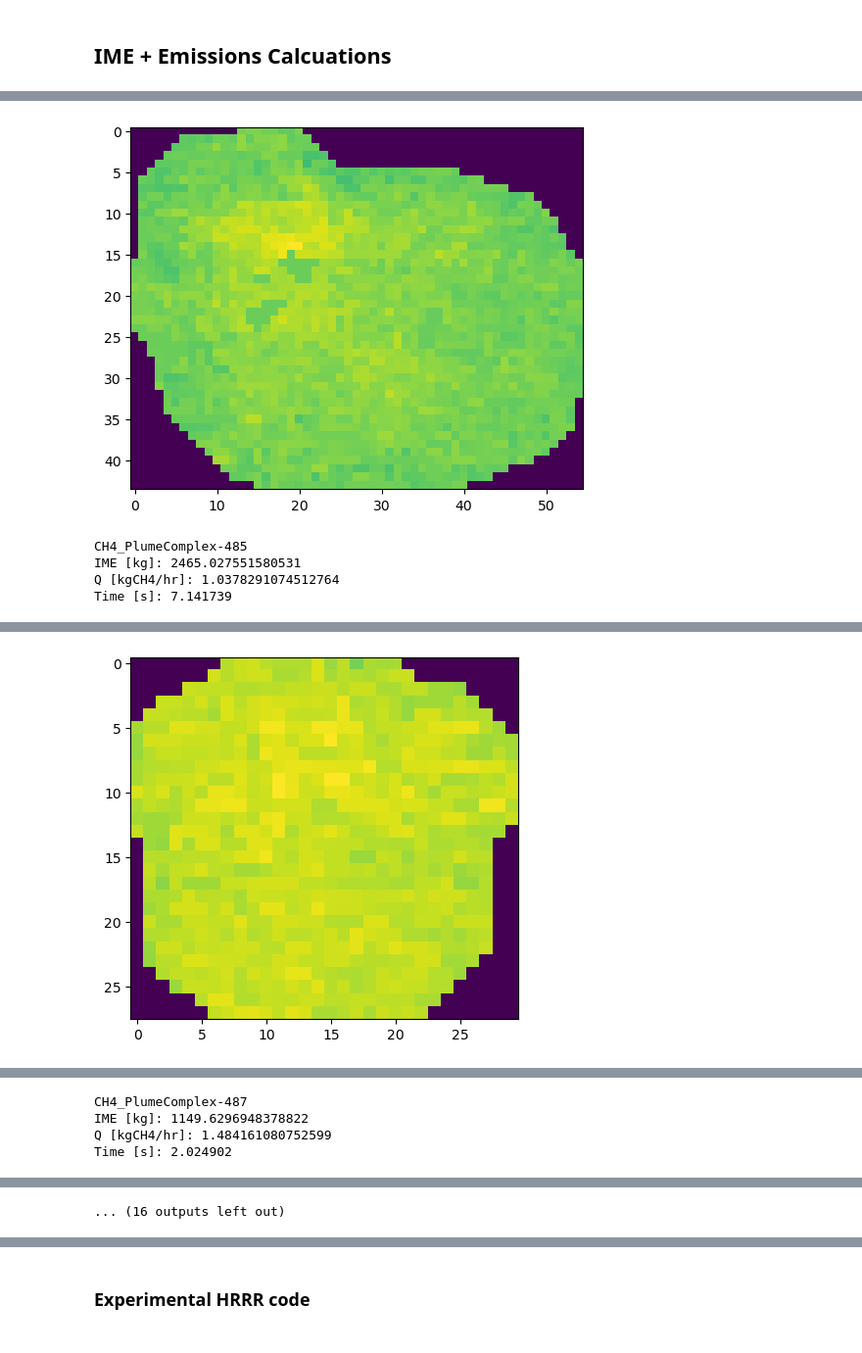
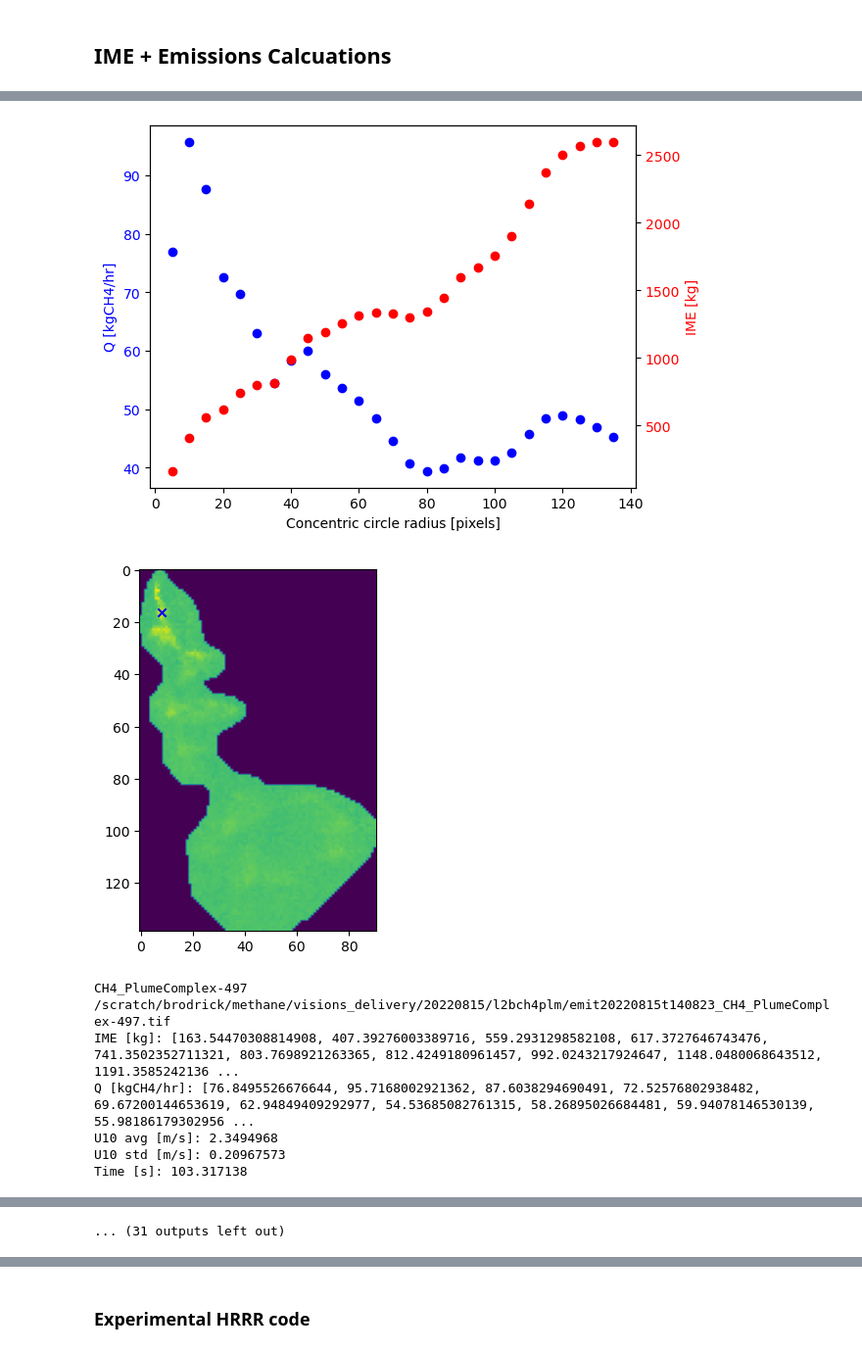
Before and after one commit to willowcoleman/emit-ghg, a Jupyter notebook: single_plume_IME_Q.ipynb, the cells around one changed output, grey strips where cells are left out. Shown at 98% size. Cells and saved outputs as stored; diff of their text form; code cells hidden in the pictures.

Commit message:
initial concentric circles implementation

```diff
--- a/single_plume_IME_Q.ipynb
+++ b/single_plume_IME_Q.ipynb
@@ -42,9 +49,10 @@ def access_era5(time, day, year, month, plume_lat, plume_lon, save_path):
 
     ds = xr.open_dataset(fname)
     df = ds.to_dataframe()
-    u10_avg = np.nanmean(df['u10'])
+    u10_avg = np.abs(np.nanmean(df['u10'])) # Positive values = eastward
+    u10_std = np.abs(np.nanstd(df['u10']))
 
-    return u10_avg
+    return u10_avg, u10_std
 
 def hour_round(time):
     """
@@ -133,7 +315,7 @@ scene_fid_list = list(poly_df['properties.Scene FIDs'])
 save_path = '/scratch/colemanr/emit-ghg/grib'
 # %%
 # Emissions calculation for all plumes on cluster
-for i in range(len(plume_id_list))[0:10]:
+for i in range(len(plume_id_list))[10:20]:
 
     start = datetime.now()
 
@@ -161,11 +343,14 @@ for i in range(len(plume_id_list))[0:10]:
                 plume_arr = ds.read().squeeze()
 
             # IME and Q calculations, get ERA5 u10 data from CDSAPI
-            u10_avg = access_era5(time, day, year, month, plume_lat, plume_lon, save_path)
-            ime, q = calc_q(plume_arr, full_path, u10_avg)
+            u10_avg, u10_std = access_era5(time, day, year, month, plume_lat, plume_lon, save_path)
+            ime, q = calc_q(plume_arr, full_path, u10_avg, length_flag = 'skeleton', concentric_circles = True, plot = True)
             print(plume_id)
+            print(full_path)
             print('IME [kg]:', ime)
             print('Q [kgCH4/hr]:', q)
+            print('U10 avg [m/s]:', u10_avg)
+            print('U10 std [m/s]:', u10_std)
 
     else: # Ignore any plumes that cover multiple scenes
         print('Skipping', plume_id)
@@ -182,5 +369,9 @@ Ignoring index file '/scratch/colemanr/emit-ghg/grib/20220810_07:00.grib.923a8.i
-[figure, old version]
+[figure, new version]
+[figure, new version]
-CH4_PlumeComplex-485
-IME [kg]: 2465.027551580531
-Q [kgCH4/hr]: 1.0378291074512764
-Time [s]: 7.141739
+CH4_PlumeComplex-497
+/scratch/brodrick/methane/visions_delivery/20220815/l2bch4plm/emit20220815t140823_CH4_PlumeComplex-497.tif
+IME [kg]: [163.54470308814908, 407.39276003389716, 559.2931298582108, 617.3727646743476, 741.3502352711321, 803.7698921263365, 812.4249180961457, 992.0243217924647, 1148.0480068643512, 1191.3585242136 ...
+Q [kgCH4/hr]: [76.8495526676644, 95.7168002921362, 87.6038294690491, 72.52576802938482, 69.67200144653619, 62.94849409292977, 54.53685082761315, 58.26895026684481, 59.94078146530139, 55.98186179302956 ...
+U10 avg [m/s]: 2.3494968
+U10 std [m/s]: 0.20967573
+Time [s]: 103.317138
@@ -193 +385,0 @@ Ignoring index file '/scratch/colemanr/emit-ghg/grib/20220810_07:00.grib.923a8.i
-[figure, old version]
@@ -205,4 +412 @@ Ignoring index file '/scratch/colemanr/emit-ghg/grib/20220810_07:00.grib.923a8.i
-CH4_PlumeComplex-487
-IME [kg]: 1149.6296948378822
-Q [kgCH4/hr]: 1.484161080752599
-Time [s]: 2.024902
+... (31 outputs left out)
@@ -216 +412,0 @@ Ignoring index file '/scratch/colemanr/emit-ghg/grib/20220810_07:00.grib.923a8.i
-... (16 outputs left out)
```
Also changed, not shown: parts of 5 cells of this notebook.
